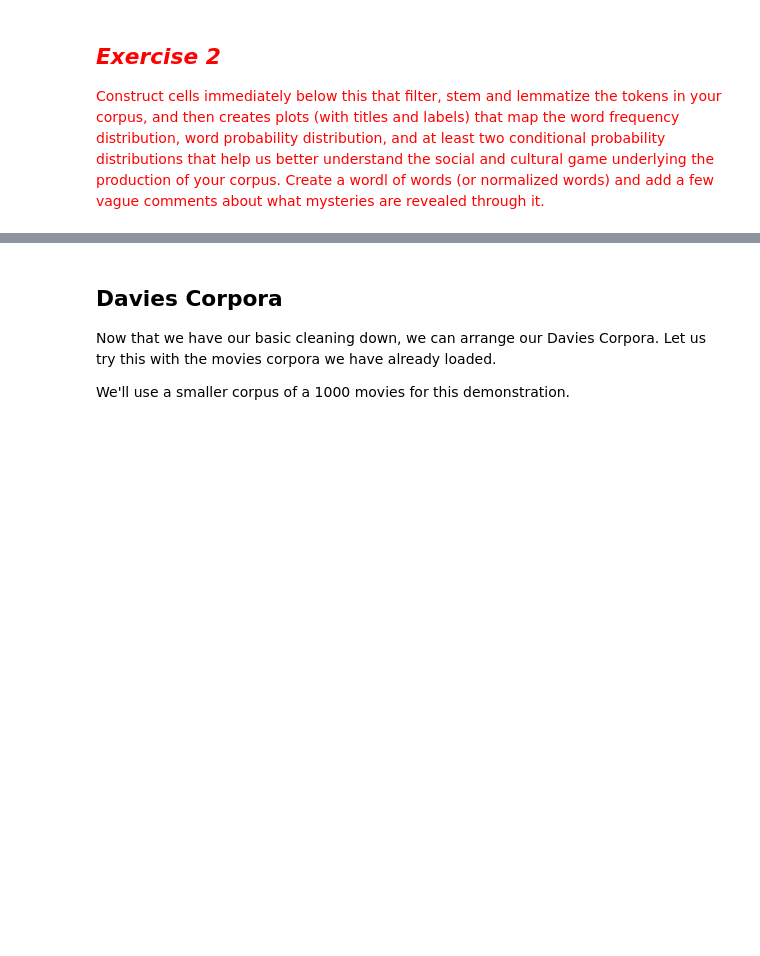
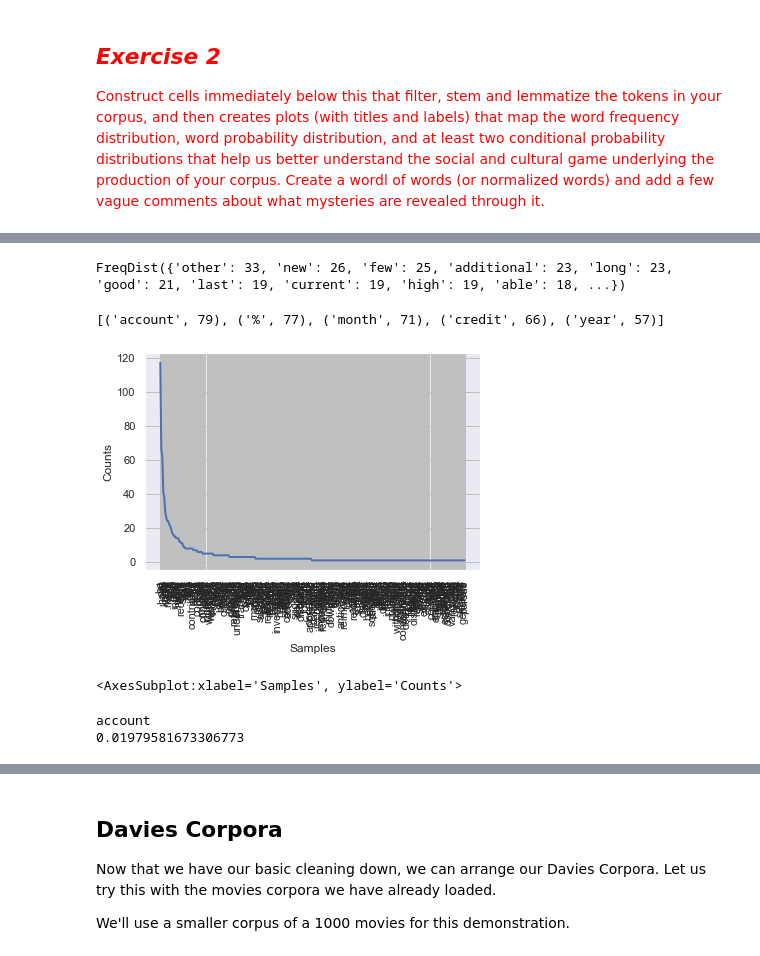
Before and after one commit to jinfei1125/Homework-Notebooks, a Jupyter notebook: week-2/2-Counting-Words-Phrases.ipynb, the cells around one changed output, grey strips where cells are left out. Saved outputs shown, nothing was run; the diff lists cells and outputs as text; code cells hidden in the pictures; blank space fills up the shorter version.

```diff
--- a/week-2/2-Counting-Words-Phrases.ipynb
+++ b/week-2/2-Counting-Words-Phrases.ipynb
@@ -714,0 +921,7 @@ plt.savefig("whitehouse_word_cloud.pdf", format = 'pdf')
+# %%
+def spacy_pos(word_list):
+    tags = []
+    doc = nlp(word_list.lower())
+    for w in doc:
+        tags.append((w.text, w.tag_))
+    return tags
@@ -714,0 +937,2 @@ plt.savefig("whitehouse_word_cloud.pdf", format = 'pdf')
+# %%
+reddit['normalized_tokens_POS'] = [spacy_pos(t) for t in reddit['selftext']]
@@ -714,0 +954,26 @@ plt.savefig("whitehouse_word_cloud.pdf", format = 'pdf')
+# %%
+reddit_cfdist_POStoWord = nltk.ConditionalFreqDist((p, w) for w, p in reddit['normalized_tokens_POS'].sum())
+# %%
+reddit_cfdist_POStoWord['JJ']
+# %% [output]
+FreqDist({'other': 33, 'new': 26, 'few': 25, 'additional': 23, 'long': 23, 'good': 21, 'last': 19, 'current': 19, 'high': 19, 'able': 18, ...})
+# %%
+reddit_cfdist_POStoWord['NN'].most_common(5)
+# %% [output]
+[('account', 79), ('%', 77), ('month', 71), ('credit', 66), ('year', 57)]
+# %%
+reddit_cfdist_POStoWord['VB'].plot()
+# %% [output]
+[figure, added]
+<AxesSubplot:xlabel='Samples', ylabel='Counts'>
+# %%
+reddit_cpdist_POStoWord = nltk.ConditionalProbDist(reddit_cfdist_POStoWord, nltk.ELEProbDist)
+
+#print the most common nouns
+print(reddit_cpdist_POStoWord['NN'].max())
+
+#And its probability
+print(reddit_cpdist_POStoWord['NN'].prob(reddit_cpdist_POStoWord['NN'].max()))
+# %% [output]
+account
+0.01979581673306773
```
Also changed, not shown: parts of 147 cells of this notebook, 4 other files.
